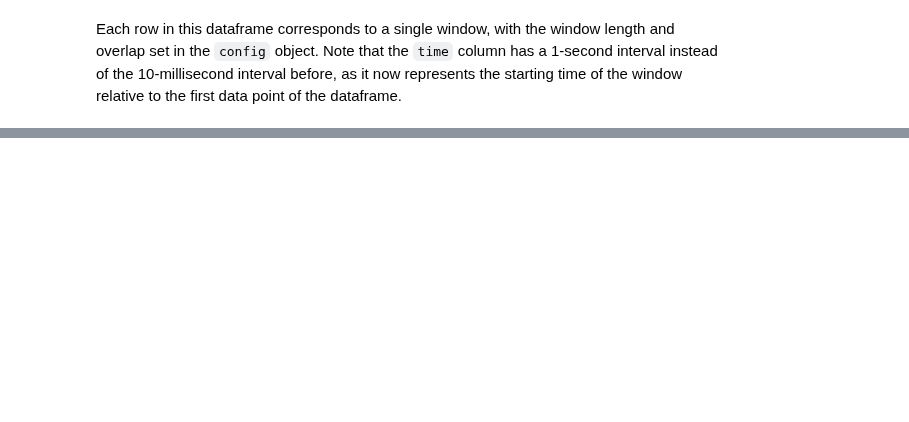
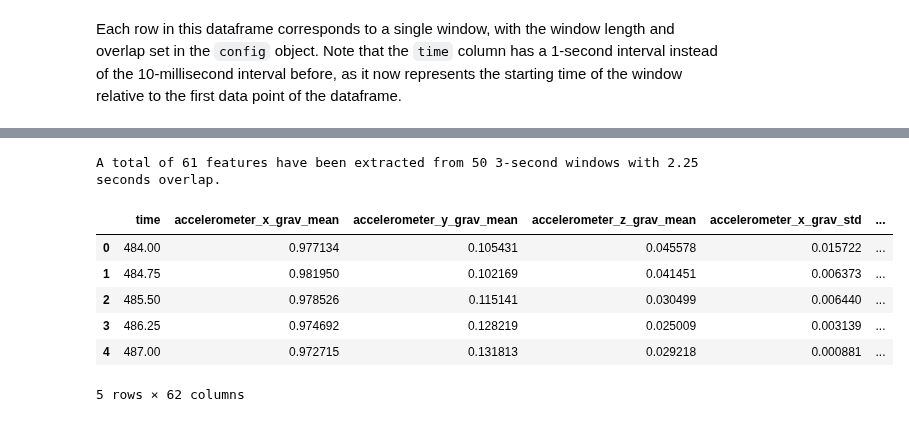
Before and after one commit to biomarkersParkinson/paradigma, a Jupyter notebook: docs/tutorials/gait_analysis.ipynb, the cells around one changed output, grey strips where cells are left out. Saved outputs shown, nothing was run; the diff lists cells and outputs as text; code cells hidden in the pictures; blank space fills up the shorter version.

```diff
--- a/docs/tutorials/gait_analysis.ipynb
+++ b/docs/tutorials/gait_analysis.ipynb
@@ -142,0 +124,30 @@ Each row in this dataframe corresponds to a single window, with the window lengt
+# %%
+from paradigma.classification import ClassifierPackage
+from paradigma.pipelines.gait_pipeline import detect_gait
+
+# Set the path to the classifier package
+path_to_assets = Path('../../src/paradigma/assets')
+classifier_package_filename = 'gait_detection_clf_package.pkl'
+full_path_to_classifier_package = path_to_assets / classifier_package_filename
+
+# Load the classifier package
+clf_package = ClassifierPackage.load(full_path_to_classifier_package)
+
+# Detecting gait returns the probability of gait for each window, which is concatenated to
+# the original dataframe
+df_gait['pred_gait_proba'] = detect_gait(
+    df=df_gait,
+    clf_package=clf_package
+)
+
+n_predictions = df_gait.shape[0]
+n_predictions_gait = df_gait.loc[df_gait['pred_gait_proba'] >= clf_package.threshold].shape[0]
+perc_predictions_gait = round(100 * n_predictions_gait / n_predictions, 1)
+n_predictions_non_gait = df_gait.loc[df_gait['pred_gait_proba'] < clf_package.threshold].shape[0]
+perc_predictions_non_gait = round(100 * n_predictions_non_gait / n_predictions, 1)
+
+print(f"Out of {n_predictions} predictions, {n_predictions_gait} ({perc_predictions_gait}%) were predicted as gait, and {n_predictions_non_gait} ({perc_predictions_non_gait}%) as non-gait.")
+
+# Only the time and the predicted gait probability are shown, but the dataframe also contains
+# the extracted features
+df_gait[['time', 'pred_gait_proba']].head()
@@ -142,0 +171,23 @@ Each row in this dataframe corresponds to a single window, with the window lengt
+# %%
+from paradigma.pipelines.gait_pipeline import extract_arm_activity_features
+
+config = GaitConfig(step='arm_activity')
+
+df_arm_activity = extract_arm_activity_features(
+    df_timestamps=df_preprocessed,
+    df_predictions=df_gait,
+    config=config,
+    threshold=clf_package.threshold
+)
+
+print(f"A total of {df_arm_activity.shape[1]-1} features have been extracted from {df_arm_activity.shape[0]} {config.window_length_s}-second windows with {config.window_length_s-config.window_step_length_s} seconds overlap.")
+df_arm_activity.head()
+# %% [output]
+A total of 61 features have been extracted from 50 3-second windows with 2.25 seconds overlap.
+|  | time | accelerometer_x_grav_mean | accelerometer_y_grav_mean | accelerometer_z_grav_mean | accelerometer_x_grav_std | ... |
+| 0 | 484.00 | 0.977134 | 0.105431 | 0.045578 | 0.015722 | ... |
+| 1 | 484.75 | 0.981950 | 0.102169 | 0.041451 | 0.006373 | ... |
+| 2 | 485.50 | 0.978526 | 0.115141 | 0.030499 | 0.006440 | ... |
+| 3 | 486.25 | 0.974692 | 0.128219 | 0.025009 | 0.003139 | ... |
+| 4 | 487.00 | 0.972715 | 0.131813 | 0.029218 | 0.000881 | ... |
+5 rows × 62 columns
```
Also changed, not shown: parts of 23 cells of this notebook, 1 other file.
